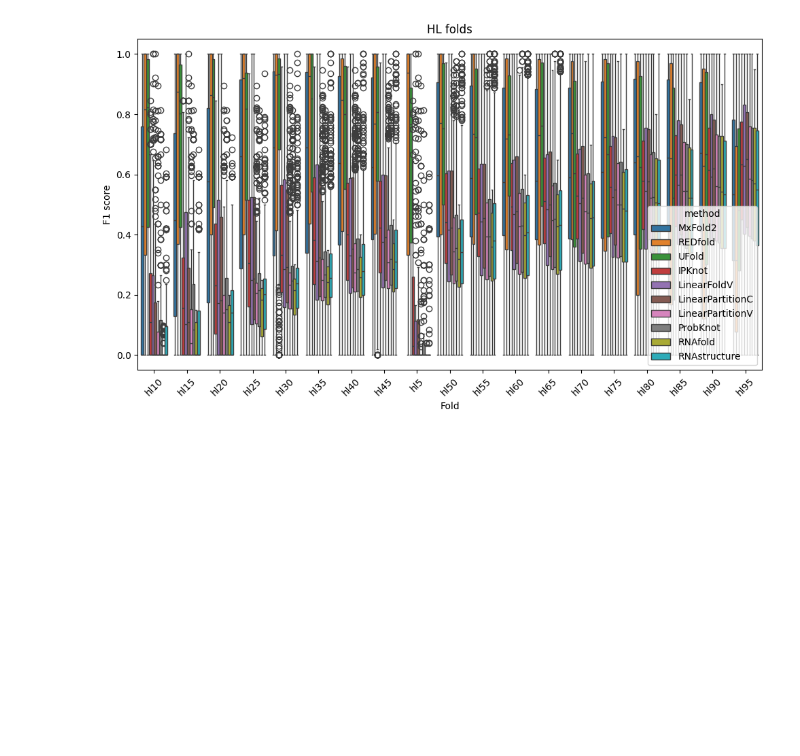
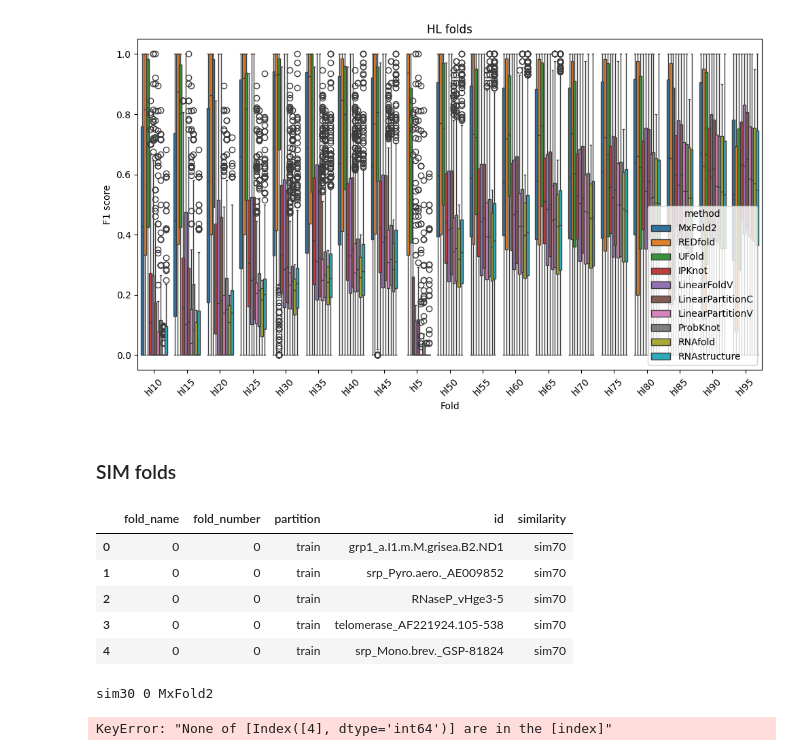
Before and after one commit to sinc-lab/revisiting_xval_rnafolding, a Jupyter notebook: performance_eval.ipynb, the cells around one changed output. Saved outputs shown, nothing was run; the diff lists cells and outputs as text; code cells hidden in the pictures; blank space fills up the shorter version.

```diff
--- a/performance_eval.ipynb
+++ b/performance_eval.ipynb
@@ -571,3 +629,51 @@ plt.title("HL folds")
 plt.tight_layout()
 # %% [output]
 [figure]
+# %% [markdown]
+### SIM folds
+# %%
+partition_name = "6_sim_folds"
+splits = []
+for f in os.listdir(f"{DATA_PATH}data/6_sim_folds/bootstrap/"):
+    split = pd.read_csv(f"{DATA_PATH}data/6_sim_folds/bootstrap/{f}")
+    split["similarity"] = f.split("_")[-1].split("-")[0]
+    splits.append(split)
+splits = pd.concat(splits)
+splits.head()
+# %% [output]
+|  | fold_name | fold_number | partition | id | similarity |
+| 0 | 0 | 0 | train | grp1_a.I1.m.M.grisea.B2.ND1 | sim70 |
+| 1 | 0 | 0 | train | srp_Pyro.aero._AE009852 | sim70 |
+| 2 | 0 | 0 | train | RNaseP_vHge3-5 | sim70 |
+| 3 | 0 | 0 | train | telomerase_AF221924.105-538 | sim70 |
+| 4 | 0 | 0 | train | srp_Mono.brev._GSP-81824 | sim70 |
+# %%
+similarities = sorted(splits["similarity"].unique())
+folds = sorted(splits["fold_number"].unique())
+summary = []
+for similarity in similarities:
+    print(similarity, end=" ")
+    for fold in folds:
+        partition_set = splits[(splits["fold_number"] == fold) & (splits["similarity"] == similarity) & (splits["partition"] == "test")]
+        print(fold, end=" ")
+        for method in trained_methods:
+            f = DATA_PATH+f"results/{partition_name}/{method}/{similarity}/{fold}/pred.csv"
+            if not os.path.exists(f):
+                print(f"\n{method, fold} not found, skipping\n")
+                continue
+            print(method, end=" ")
+
+            pred = pd.read_csv(f, index_col="id")
+            pred["ref"] = dataset.loc[partition_set.index, "base_pairs"]
+            pred[["f1", "rec", "pre"]] = pred.apply(lambda x: bp_metrics(json.loads(x["ref"]), json.loads(x["base_pairs"])), axis=1, result_type="expand")
+            pred["similarity"] = similarity
+            pred["method"] = method
+            pred["fold"] = fold
+            pred = pred[["method", "similarity", "fold", "f1", "rec", "pre"]]
+            summary.append(pred)
+        print()
+summary = pd.concat(summary)
+summary.head()
+# %% [output]
+sim30 0 MxFold2
+KeyError: "None of [Index([4], dtype='int64')] are in the [index]"
```
Also changed, not shown: parts of 11 cells of this notebook.
